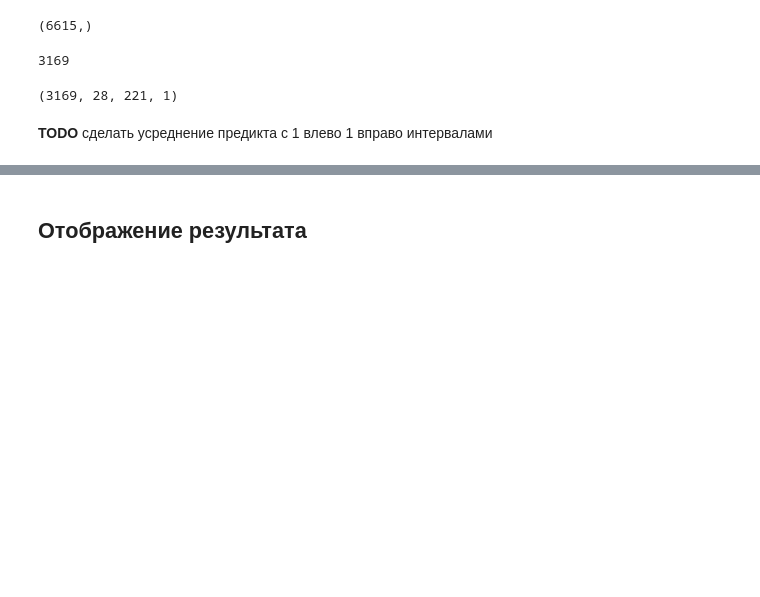
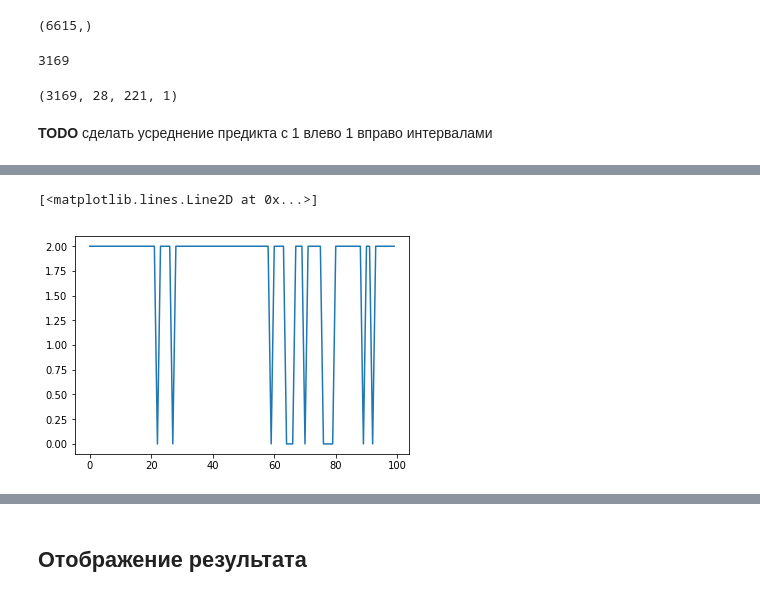
Before and after one commit to EvgenyKashin/SpeechRectification, a Jupyter notebook: notebooks/CnnOnIntervals.ipynb, the cells around one changed output, grey strips where cells are left out. Cells and saved outputs as stored; diff of their text form; code cells hidden in the pictures; blank space fills up the shorter version.

```diff
--- a/notebooks/CnnOnIntervals.ipynb
+++ b/notebooks/CnnOnIntervals.ipynb
@@ -777,0 +798,5 @@ plt.legend()
+# %%
+plt.plot(test_predict_new[:lim])
+# %% [output]
+[<matplotlib.lines.Line2D at 0x...>]
+[figure, added]
```
Also changed, not shown: parts of 61 cells of this notebook.
